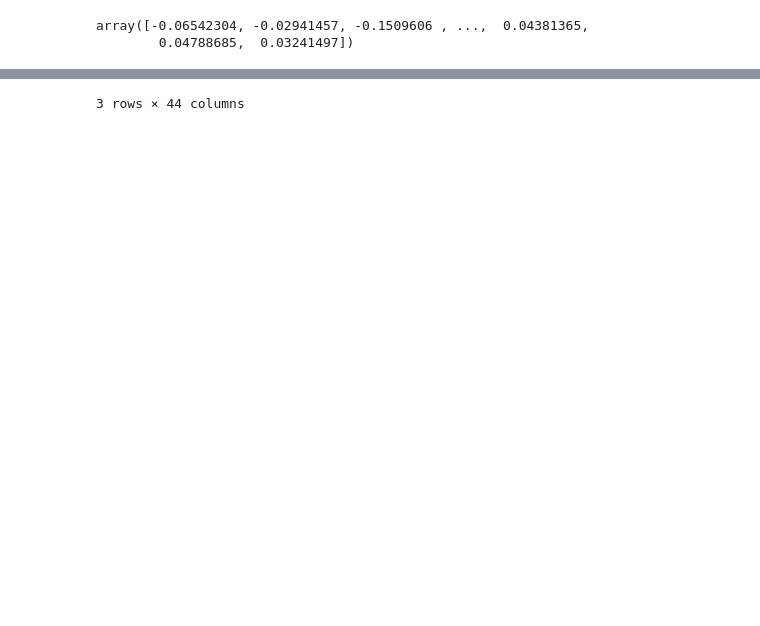
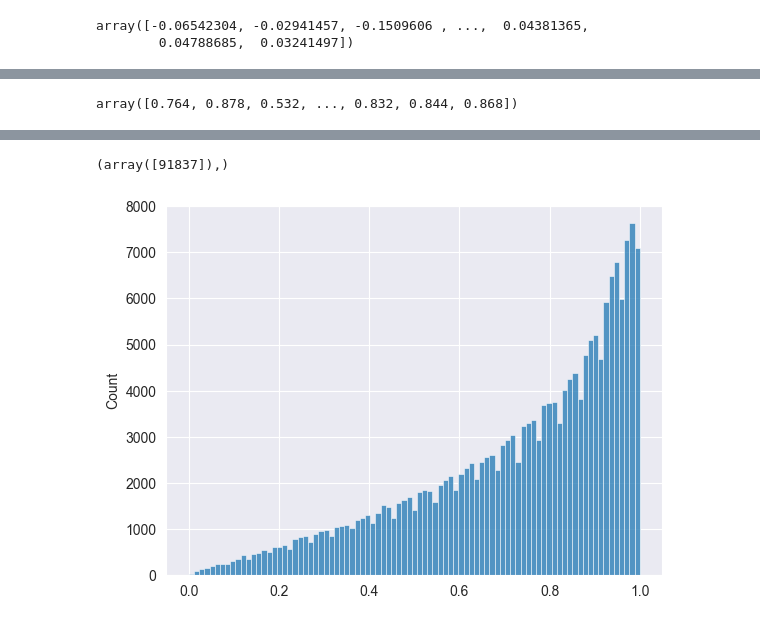
Before and after one commit to pni-lab/placebo-conditioning-meta-analysis, a Jupyter notebook: imaging/meta-bootstrap.ipynb, the cells around one changed output, grey strips where cells are left out. Drawn from its saved outputs; the diff is of its cells as text; code cells hidden in the pictures; blank space fills up the shorter version.

```diff
--- a/imaging/meta-bootstrap.ipynb
+++ b/imaging/meta-bootstrap.ipynb
@@ -9,7 +9,7 @@ from sklearn.preprocessing import QuantileTransformer
 from joblib import Parallel, delayed
 from tqdm import tqdm
 
-base_dir = '/Users/tspisak/projects/PIC_conditioning_withinsub_nodatalad'
+base_dir = '/Users/tspisak/data/PIC_conditioning_withinsub_nodatalad'
 pheno = pd.read_csv(base_dir + '/signatures.csv')
 orig_diff = nib.load(base_dir + '/all_data.nii')
 mask = nib.load(base_dir + '/full_masked_10_percent.nii')
@@ -173,15 +173,15 @@ def bootstrap_workhorse(data, pheno, batch_id, stat_fun, random_state=None):
 %%time
 
 def stat_fun(data, pheno):
+    rank_harmonized = rank_harmonize(data, pheno.Study_ID, pb=False)
     return mediation(x=pheno['plc_induction'].to_numpy(),
                      y=pheno['Rating_diff'].to_numpy(),
-                     m=data,
+                     m=rank_harmonized,
                      covar = pheno[['Age','Male']].to_numpy(),
                      m_type='continuous')
 
+seed = 42 # for reproducibility
+n_boot = 100
 
-seed = 42 # for reproducibility
-n_boot=500
-
-boot_ACME, boot_XM, boot_MY, boot_XY, boot_XMY = zip(* Parallel(n_jobs=-1)(delayed(
-    bootstrap_workhorse)(rank_harmonized, pheno, pheno.Study_ID, stat_fun, [i, seed]) for i in range(n_boot)))
+boot_ACME, boot_XM, boot_MY, boot_XY, boot_XMY = zip(* Parallel(n_jobs=-1, timeout=99999)(delayed(
+    bootstrap_workhorse)(data, pheno, pheno.Study_ID, stat_fun, [i, seed]) for i in range(n_boot)))
@@ -188,5 +193,20 @@ boot_ACME, boot_XM, boot_MY, boot_XY, boot_XMY = zip(* Parallel(n_jobs=-1)(delay
 # %%
-sns.histplot(np.array(boot_ACME)[:,])
+boot_ACME = np.array(boot_ACME)
+bootstrapped_pvals_gt0 = np.zeros(boot_ACME.shape[1])
+bootstrapped_pvals_twotailed = np.zeros(boot_ACME.shape[1])
+for voxel_idx in range(np.array(boot_ACME).shape[1]):
+    bootstrapped_pvals_gt0[voxel_idx] = np.sum(boot_ACME[:,voxel_idx]>=0)/boot_ACME.shape[0]
+    # convert to two tailed
+    if bootstrapped_pvals_gt0[voxel_idx] > 0.5:
+        bootstrapped_pvals_twotailed[voxel_idx] = 1 - bootstrapped_pvals_gt0[voxel_idx]
+    else:
+        bootstrapped_pvals_twotailed[voxel_idx] = bootstrapped_pvals_gt0[voxel_idx]
+    bootstrapped_pvals_twotailed[voxel_idx] *= 2
+
+bootstrapped_pvals_twotailed
+# %% [output]
+array([0.764, 0.878, 0.532, ..., 0.832, 0.844, 0.868])
 # %%
-pheno.iloc[[10,11,10]]
+sns.histplot(bootstrapped_pvals_twotailed)
+np.where(bootstrapped_pvals_twotailed==0)
 # %% [output]
@@ -197 +213,2 @@ pheno.iloc[[10,11,10]]
-3 rows × 44 columns
+(array([91837]),)
+[figure, added]
```
Also changed, not shown: parts of 6 cells of this notebook, 33 other files.
